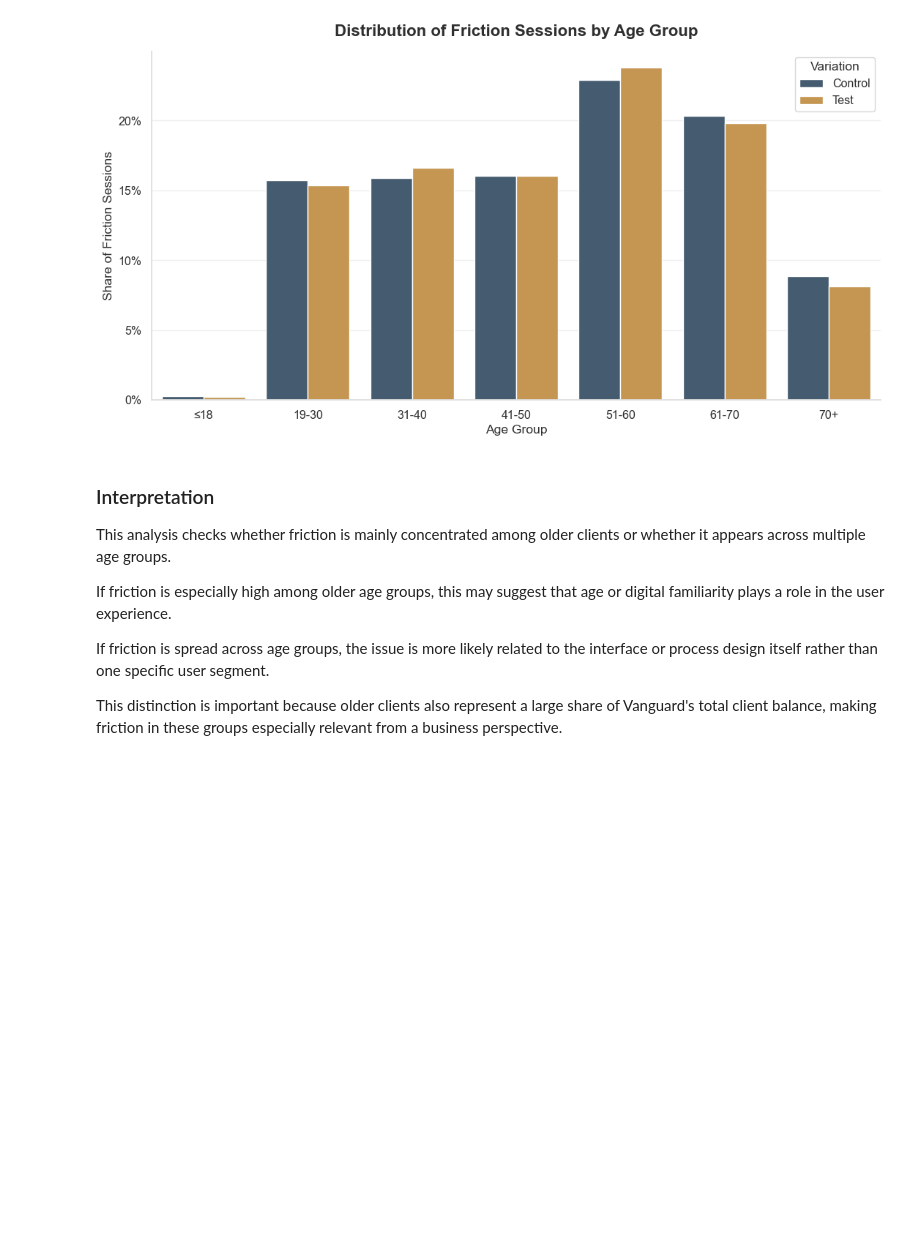
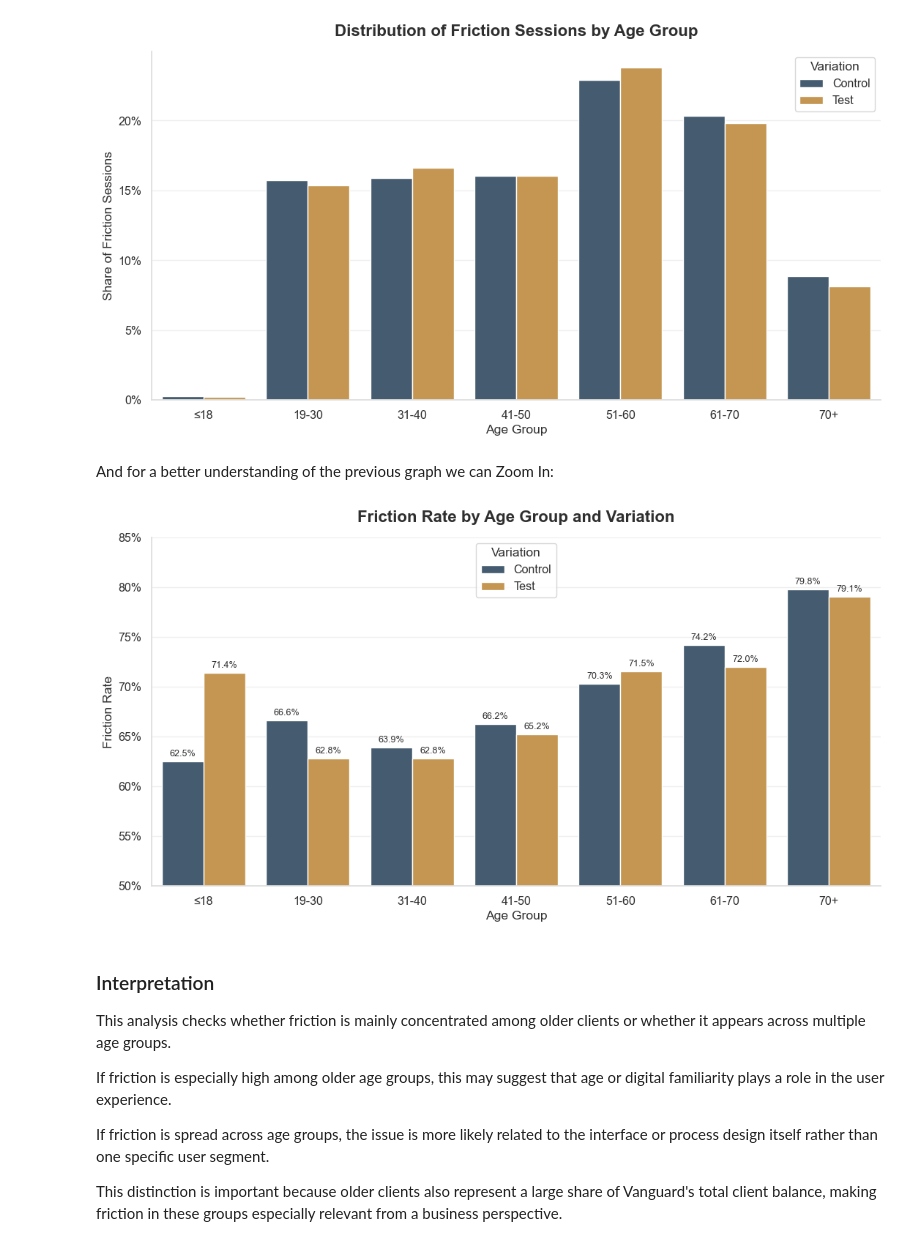
Before and after one commit to bloodnickel/Project_Vanguard_AB_Test_Analysis, a Jupyter notebook: 2_Python_Notebook/KPI_AB_Testing_Analysis.ipynb, the cells around one changed output. Saved outputs shown, nothing was run; the diff lists cells and outputs as text; code cells hidden in the pictures; blank space fills up the shorter version.

```diff
--- a/2_Python_Notebook/KPI_AB_Testing_Analysis.ipynb
+++ b/2_Python_Notebook/KPI_AB_Testing_Analysis.ipynb
@@ -2235,6 +2424,45 @@ plt.tight_layout()
 plt.show()
 # %% [output]
 [figure]
+# %% [markdown]
+And for a better understanding of the previous graph we can Zoom In:
+# %%
+# =========================
+# Plot friction rate by age group and variation
+# =========================
+
+plt.figure(figsize=(11, 6))
+
+ax = sns.barplot(
+    data=age_friction_summary,
+    x="age_group",
+    y="friction_rate",
+    hue="variation",
+    order=age_labels,
+    palette={
+        "Control": project_palette["slate_blue"],
+        "Test": project_palette["amber"]
+    }
+)
+
+plt.title("Friction Rate by Age Group and Variation", fontsize=16, weight="bold", pad=15)
+plt.xlabel("Age Group")
+plt.ylabel("Friction Rate")
+
+ax.set_ylim(0.50, 0.85)
+ax.set_yticks(np.arange(0.50, 0.86, 0.05))
+ax.yaxis.set_major_formatter(lambda y, _: f"{y:.0%}")
+
+for container in ax.containers:
+    ax.bar_label(container, labels=[f"{bar.get_height():.1%}" for bar in container], padding=3, fontsize=9)
+
+plt.legend(title="Variation", loc="upper center")
+plt.grid(axis="y", alpha=0.3)
+sns.despine()
+plt.tight_layout()
+plt.show()
+# %% [output]
+[figure, added]
 # %% [markdown]
 ### Interpretation
 
```
Also changed, not shown: parts of 10 cells of this notebook, 4 other files.
